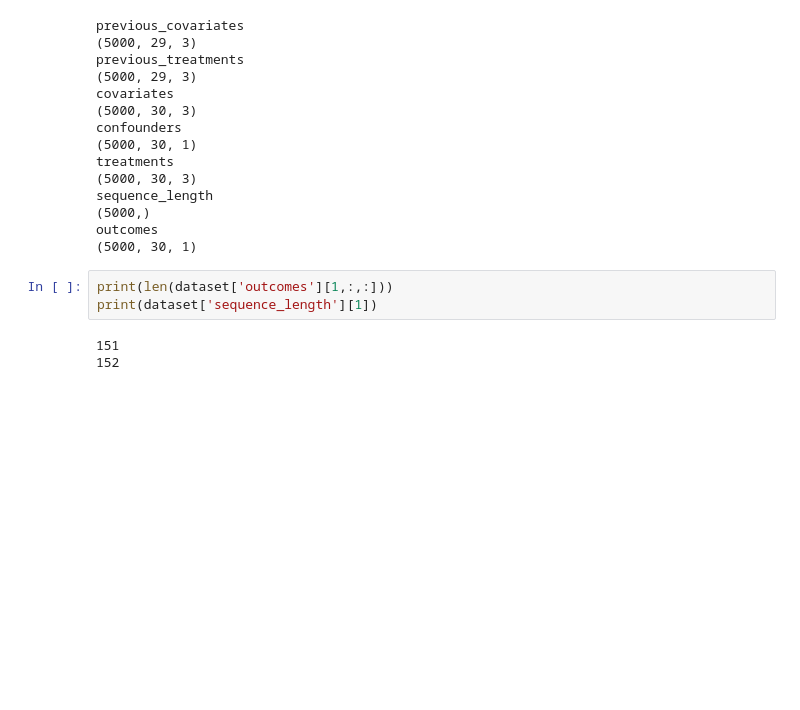
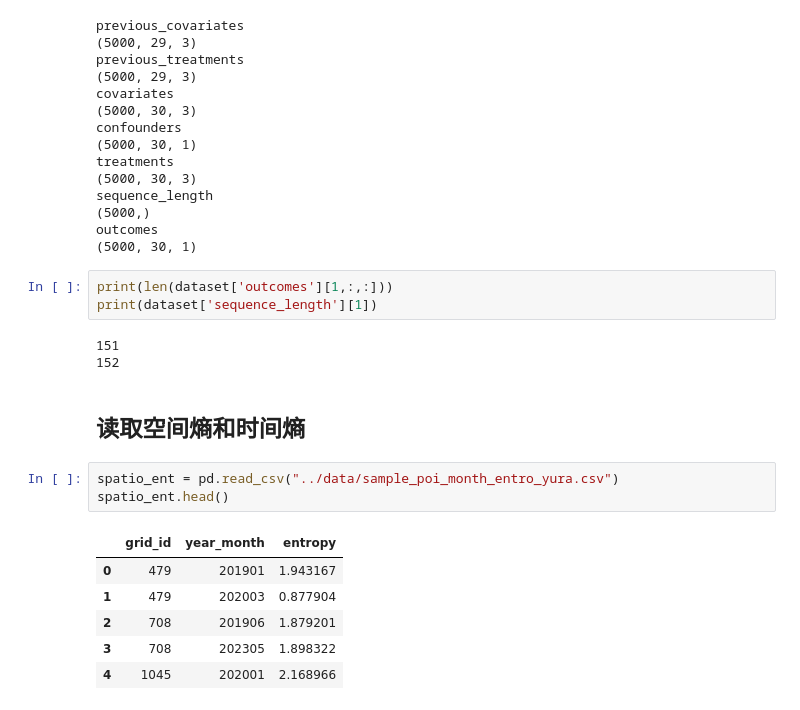
Before and after one commit to HuangNX/Conformity_Casual_Inferance, a Jupyter notebook: data_processing.ipynb, the cells around one changed output. Cells and saved outputs as stored; diff of their text form; blank space fills up the shorter version.

```diff
--- a/data_processing.ipynb
+++ b/data_processing.ipynb
@@ -728,3 +729,15 @@ print(dataset['sequence_length'][1])
 # %% [output]
 151
 152
+# %% [markdown]
+## 读取空间熵和时间熵
+# %%
+spatio_ent = pd.read_csv("../data/sample_poi_month_entro_yura.csv")
+spatio_ent.head()
+# %% [output]
+|  | grid_id | year_month | entropy |
+| 0 | 479 | 201901 | 1.943167 |
+| 1 | 479 | 202003 | 0.877904 |
+| 2 | 708 | 201906 | 1.879201 |
+| 3 | 708 | 202305 | 1.898322 |
+| 4 | 1045 | 202001 | 2.168966 |
```
Also changed, not shown: parts of 6 cells of this notebook, 12 other files.
